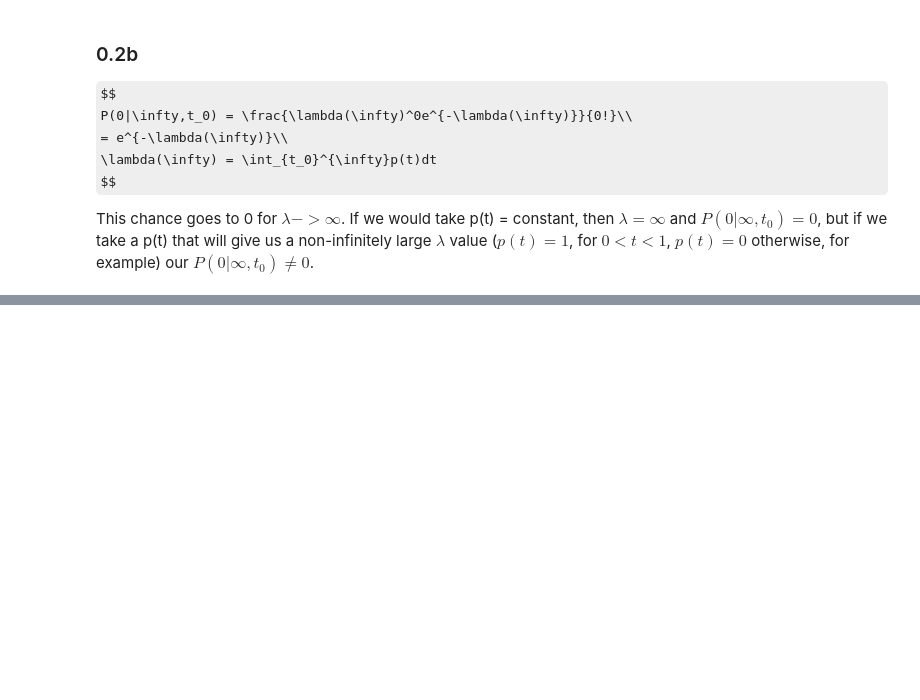
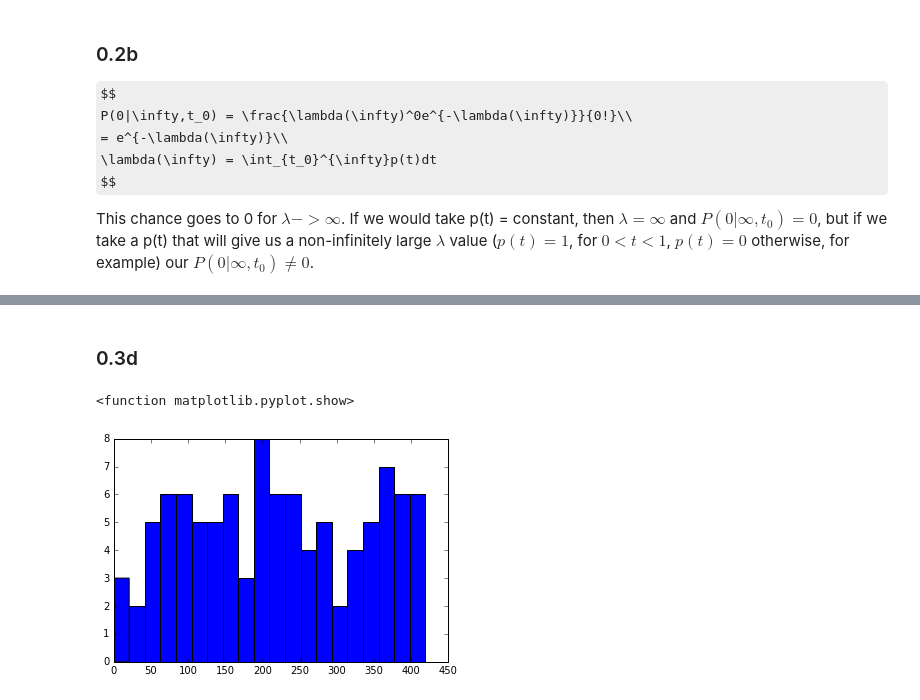
Before and after one commit to jj1993/Applied-mechanism-design-and-big-data, a Jupyter notebook: JonathanLena.ipynb, the cells around one changed output, grey strips where cells are left out. Saved outputs shown, nothing was run; the diff lists cells and outputs as text; code cells hidden in the pictures; some formulas as TeX source; blank space fills up the shorter version.

```diff
--- a/JonathanLena.ipynb
+++ b/JonathanLena.ipynb
@@ -139,0 +184,52 @@ This chance goes to 0 for $\lambda -> \infty$. If we would take p(t) = constant,
+# %% [markdown]
+### 0.3d
+# %%
+%matplotlib inline
+
+import math, random
+import matplotlib.pyplot as plt
+import numpy as np
+
+def p(n, t):
+    rates = [.1, .2, .3, .4, .5, .6, .3, .1]
+    pt = rates[t]
+    v = pt*math.exp(-0.05*(n-100))/(1+math.exp(-0.05*(n-100)))
+    return v
+
+def formula(t):
+    people, pnts = 0, []
+
+    for t in range(numTimeSteps):
+        pnt = p(people, t)
+        if random.random() < pnt:
+            people += 1
+        pnts.append(pnt)
+    lamb = sum(pnts)
+    value = pnt*math.exp(-lamb)
+    return value
+
+numTimeSteps = 7
+dist = []
+for i in range(100):
+    goalValue = random.random()
+
+    t = random.choice(range(numTimeSteps*60))
+    tstep = int(tryT/60.0)
+    startValue = formula(tstep)
+    diff = abs(goalValue - startValue)
+
+    for n in range(10000):
+        tryT = random.choice(range(numTimeSteps*60))
+        tstep = int(tryT/60.0)
+        newValue = formula(tstep)
+        newDiff = abs(goalValue - newValue)
+        if newDiff < diff:
+            diff = newDiff
+            t = tryT
+    dist.append(t)
+
+plt.hist(dist, 20)
+plt.show
+# %% [output]
+<function matplotlib.pyplot.show>
+[figure, added]
```
Also changed, not shown: parts of 7 cells of this notebook.
